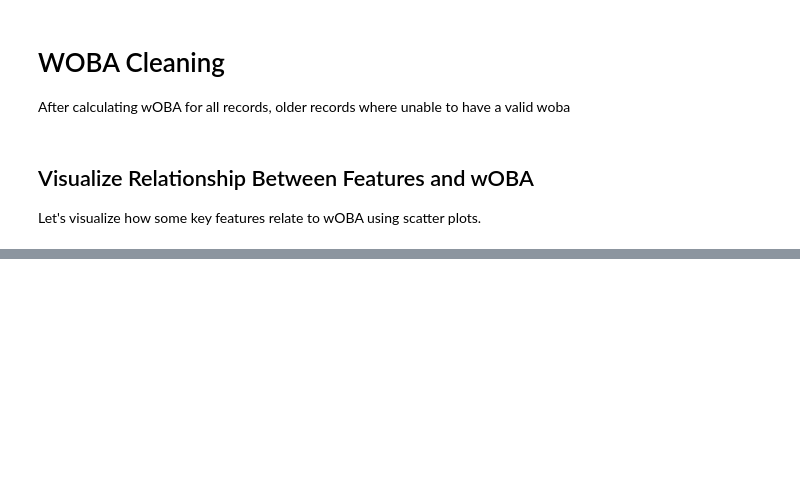
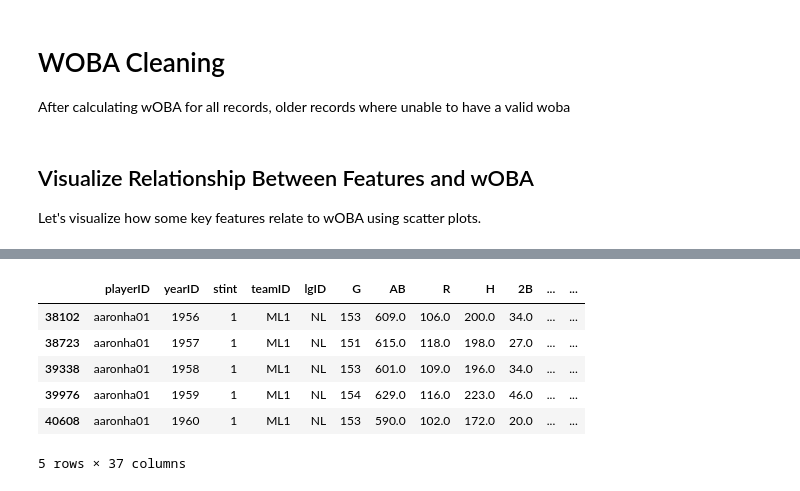
Before and after one commit to CreepySunny/HIT-Assistant, a Jupyter notebook: Batting.ipynb, the cells around one changed output, grey strips where cells are left out. Saved outputs shown, nothing was run; the diff lists cells and outputs as text; code cells hidden in the pictures; blank space fills up the shorter version.

```diff
--- a/Batting.ipynb
+++ b/Batting.ipynb
@@ -205,0 +147,28 @@ r2: 0.9921
+# %%
+# Sort by playerID and yearID to maintain time order
+cleaned_df = cleaned_df.sort_values(['playerID', 'yearID'])
+
+# List of features to lag
+lag_features = ['wOBA', 'HR', 'BB', 'HBP', '1B', '2B', '3B', 'AB', 'SF', 'IBB']
+
+# Create lag features for each player
+grouped = cleaned_df.groupby('playerID')
+for feature in lag_features:
+    cleaned_df[f'{feature}_lag1'] = grouped[feature].shift(1)
+
+# Create next_wOBA as the player's wOBA one year after the current row
+cleaned_df['next_wOBA'] = grouped['wOBA'].shift(-1)
+
+# Drop rows with missing values due to lagging
+cleaned_df = cleaned_df.dropna(subset=[f'{feature}_lag1' for feature in lag_features] + ['next_wOBA'])
+
+# The cleaned_df is now ready for model training to predict next season's wOBA
+cleaned_df.head()
+# %% [output]
+|  | playerID | yearID | stint | teamID | lgID | G | AB | R | H | 2B | ... | ... |
+| 38102 | aaronha01 | 1956 | 1 | ML1 | NL | 153 | 609.0 | 106.0 | 200.0 | 34.0 | ... | ... |
+| 38723 | aaronha01 | 1957 | 1 | ML1 | NL | 151 | 615.0 | 118.0 | 198.0 | 27.0 | ... | ... |
+| 39338 | aaronha01 | 1958 | 1 | ML1 | NL | 153 | 601.0 | 109.0 | 196.0 | 34.0 | ... | ... |
+| 39976 | aaronha01 | 1959 | 1 | ML1 | NL | 154 | 629.0 | 116.0 | 223.0 | 46.0 | ... | ... |
+| 40608 | aaronha01 | 1960 | 1 | ML1 | NL | 153 | 590.0 | 102.0 | 172.0 | 20.0 | ... | ... |
+5 rows × 37 columns
```
Also changed, not shown: parts of 18 cells of this notebook.
